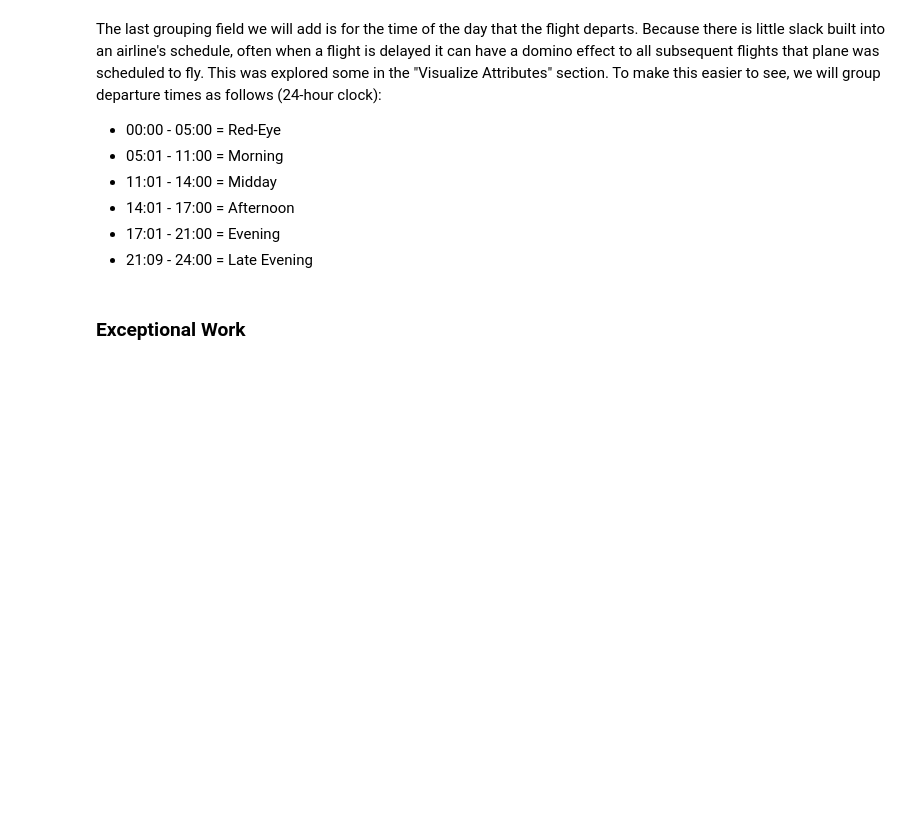
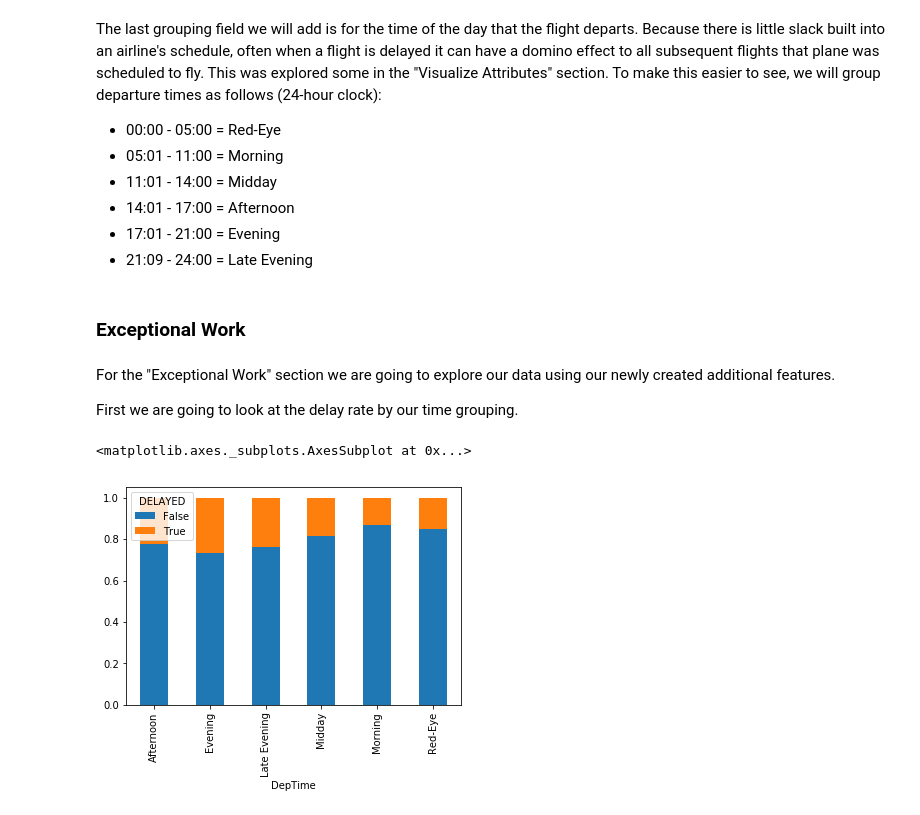
Before and after one commit to JackNelson/MSDS7331_Project1, a Jupyter notebook: Project1.ipynb, the cells around one changed output. Drawn from its saved outputs; the diff is of its cells as text; code cells hidden in the pictures; blank space fills up the shorter version.

Commit message:
Added Exceptional Work/Updated Data Quality

```diff
--- a/Project1.ipynb
+++ b/Project1.ipynb
@@ -622,3 +624,15 @@ df4['DepTime'] = np.where(df4.SCHEDULED_DEPARTURE < 501,'Red-Eye',
                  np.where(df4.SCHEDULED_DEPARTURE < 2101,'Evening','Late Evening')))))
 # %% [markdown]
 ### Exceptional Work
+# %% [markdown]
+For the "Exceptional Work" section we are going to explore our data using our newly created additional features.
+
+First we are going to look at the delay rate by our time grouping.
+# %%
+delays_time = pd.crosstab([ df4['DepTime']],df4.DELAYED.astype(bool))
+
+delays_rate = delays_time.div(delays_time.sum(1).astype(float),axis=0)
+delays_rate.plot(kind='bar',stacked=True)
+# %% [output]
+<matplotlib.axes._subplots.AxesSubplot at 0x...>
+[figure, added]
```
Also changed, not shown: parts of 16 cells of this notebook.
